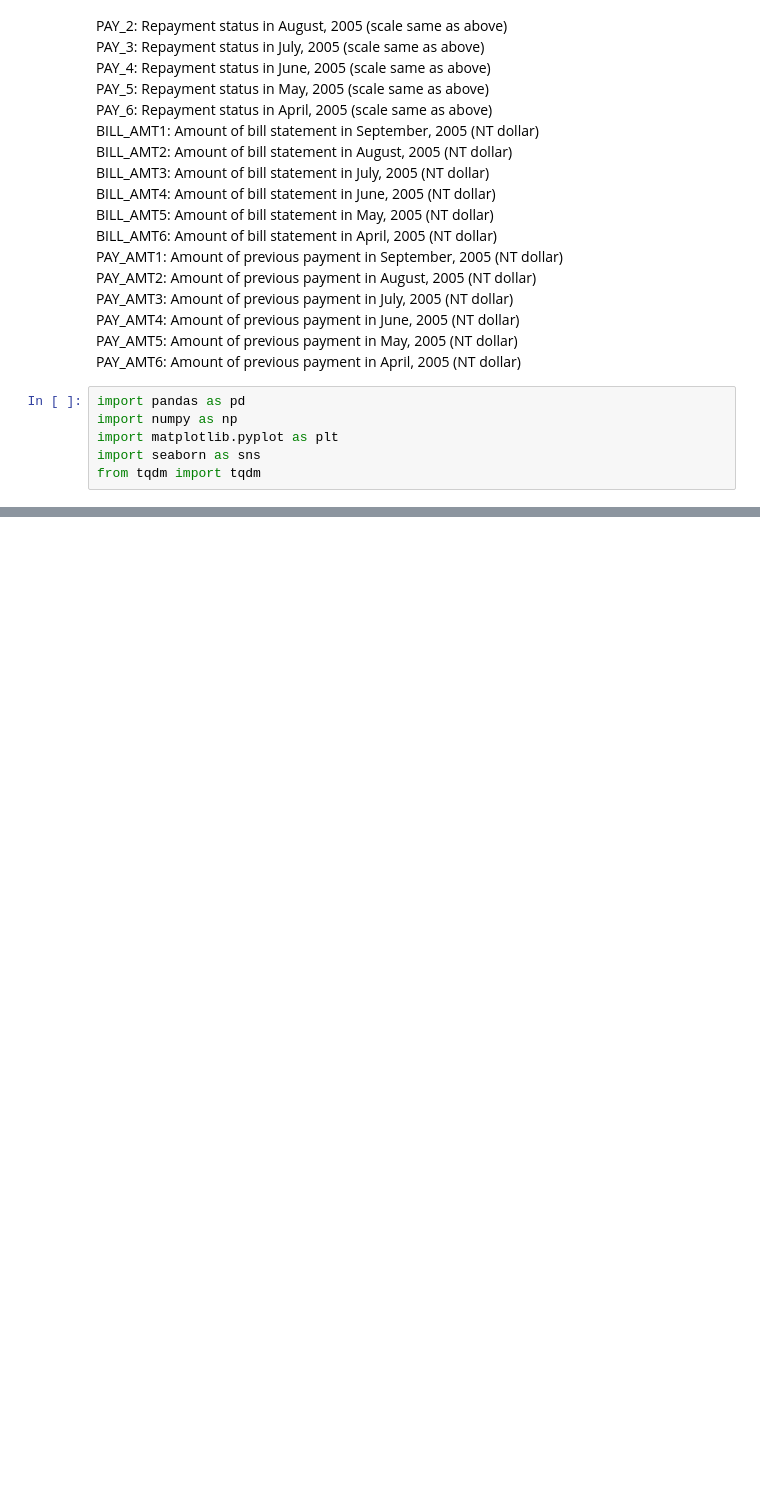
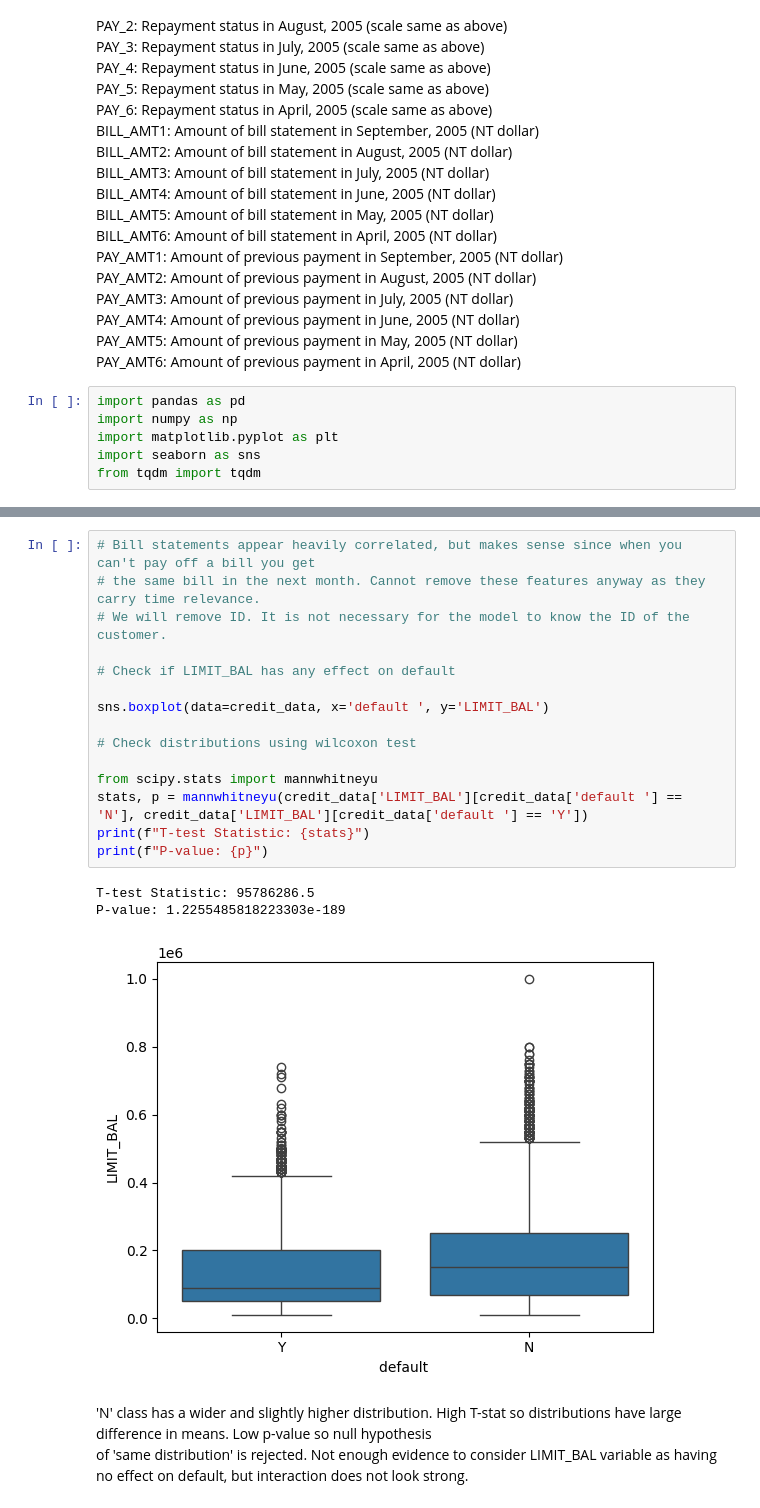
Before and after one commit to AnabelGeraldine/Credit_Risk_Project, a Jupyter notebook: achira_dump.ipynb, the cells around one changed output, grey strips where cells are left out. Cells and saved outputs as stored; diff of their text form; blank space fills up the shorter version.

```diff
--- a/achira_dump.ipynb
+++ b/achira_dump.ipynb
@@ -90,0 +122,22 @@ credit_data.head(20)
+# %%
+# Bill statements appear heavily correlated, but makes sense since when you can't pay off a bill you get
+# the same bill in the next month. Cannot remove these features anyway as they carry time relevance.
+# We will remove ID. It is not necessary for the model to know the ID of the customer.
+
+# Check if LIMIT_BAL has any effect on default
+
+sns.boxplot(data=credit_data, x='default ', y='LIMIT_BAL')
+
+# Check distributions using wilcoxon test
+
+from scipy.stats import mannwhitneyu
+stats, p = mannwhitneyu(credit_data['LIMIT_BAL'][credit_data['default '] == 'N'], credit_data['LIMIT_BAL'][credit_data['default '] == 'Y'])
+print(f"T-test Statistic: {stats}")
+print(f"P-value: {p}")
+# %% [output]
+T-test Statistic: 95786286.5
+P-value: 1.2255485818223303e-189
+[figure, added]
+# %% [markdown]
+'N' class has a wider and slightly higher distribution. High T-stat so distributions have large difference in means. Low p-value so null hypothesis <br>
+of 'same distribution' is rejected. Not enough evidence to consider LIMIT_BAL variable as having no effect on default, but interaction does not look strong.
```
Also changed, not shown: parts of 6 cells of this notebook.
